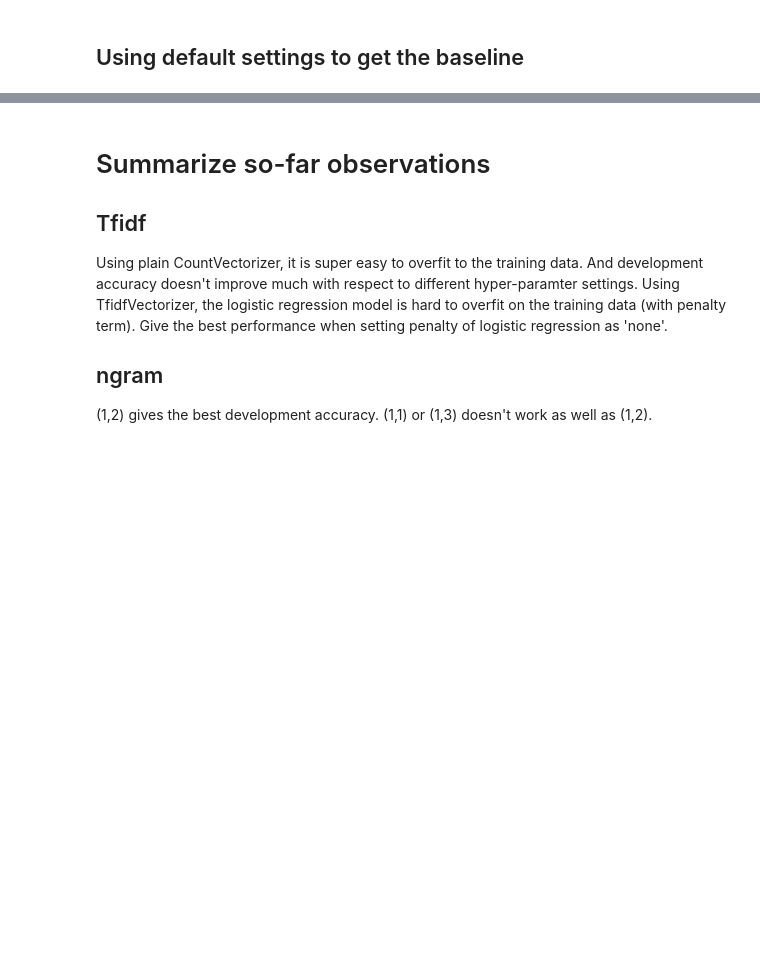
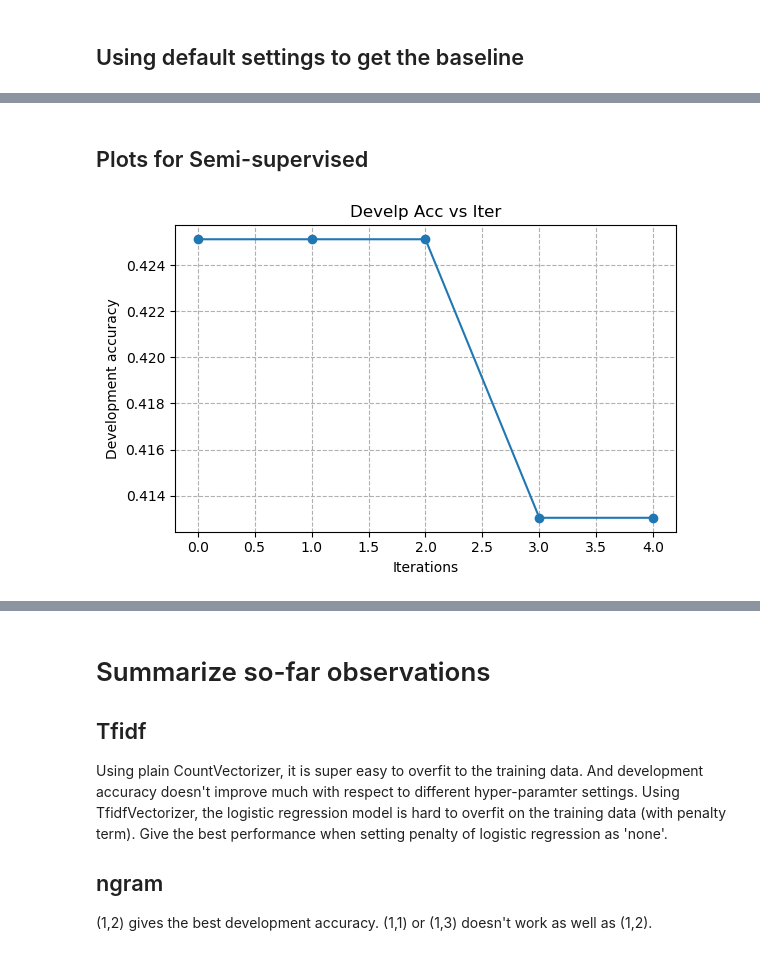
Before and after one commit to junzel/uci-statnlp, a Jupyter notebook: hw1/Report.ipynb, the cells around one changed output, grey strips where cells are left out. Drawn from its saved outputs; the diff is of its cells as text; code cells hidden in the pictures; blank space fills up the shorter version.

```diff
--- a/hw1/Report.ipynb
+++ b/hw1/Report.ipynb
@@ -12,11 +261,16 @@ TabError: inconsistent use of tabs and spaces in indentation (classify.py, line
+# %%
+def opt_train_classifier(X, y, max_iter=10000, solver='lbfgs', penalty='none', C=1.0, multi_class='auto'):
+    # Training
+    cls = LogisticRegression(solver=solver, penalty=penalty, C=C, multi_class=multi_class)
+    cls.fit(X, y)
+
+    return cls
 # %%
-print("Reading data")
-tarfname = "data/speech.tar.gz"
-speech = read_files(tarfname)
-print("Training classifier")
-import classify
-cls = classify.train_classifier(speech.trainX, speech.trainy)
-print("Evaluating")
-classify.evaluate(speech.trainX, speech.trainy, cls)
-classify.evaluate(speech.devX, speech.devy, cls)
+# Baseline without expanding
+with warnings.catch_warnings(record=True):
+    warnings.warn("should not appear")
+#     cls = classify.train_classifier(speech.trainX, speech.trainy)
+    cls = opt_train_classifier(speech.trainX, speech.trainy)
+    classify.evaluate(speech.trainX, speech.trainy, cls)
+    classify.evaluate(speech.devX, speech.devy, cls)
 # %% [output]
@@ -114,0 +621,22 @@ classify.evaluate(pca.fit_transform(speech.devX.toarray()), speech.devy, cls)
+# %% [markdown]
+## Plots for Semi-supervised
+# %%
+# training_size_90 = []
+# expanded_classes_90 = [{}]
+# dev_acc_90 = []
+
+
+fig, ax = plt.subplots(1,1, dpi=100)
+ax.set_title("Develp Acc vs Iter")
+ax.set_xlabel("Iterations")
+ax.set_ylabel("Development accuracy")
+ax.plot(list(range(len(dev_acc))), dev_acc, marker='o', label='0.50')
+# ax.plot(expanded_num, dev_acc, marker='o')
+ax.set_xscale('linear')
+
+plt.grid(ls='--')
+# plt.legend()
+plt.tight_layout()
+plt.show()
+# %% [output]
+[figure, added]
```
Also changed, not shown: parts of 51 cells of this notebook, 1 other file.
